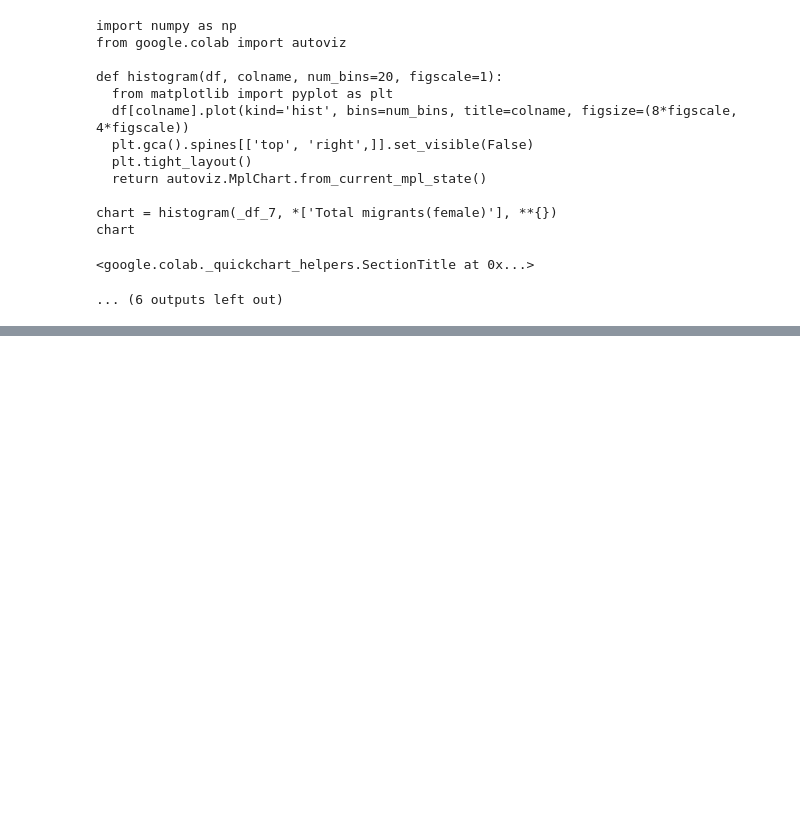
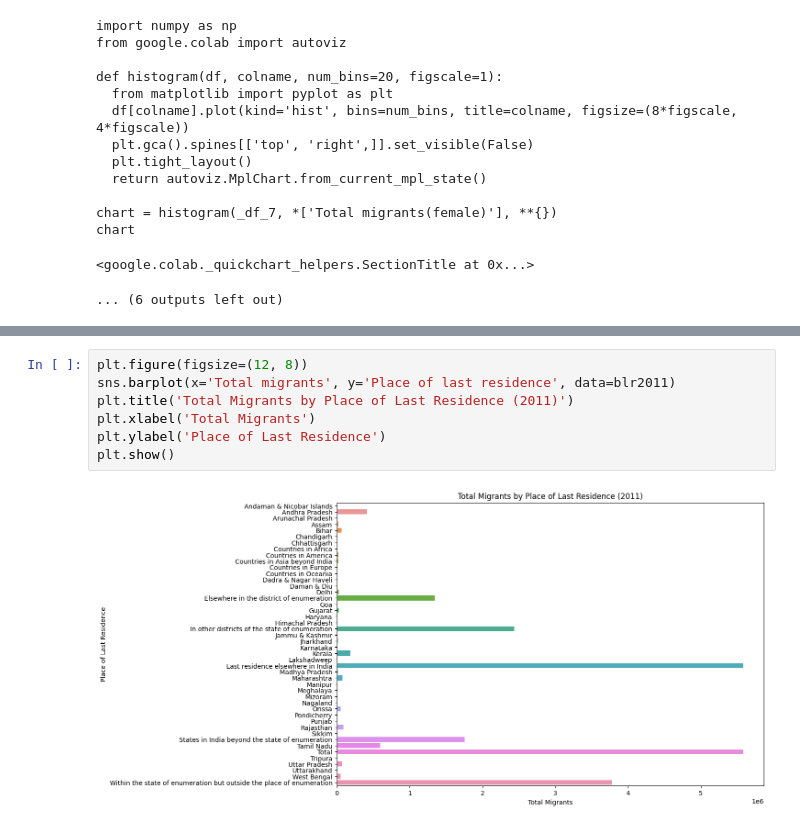
Before and after one commit to SuprajaYadavH/Hackathon, a Jupyter notebook: census_inflow.ipynb, the cells around one changed output, grey strips where cells are left out. Saved outputs shown, nothing was run; the diff lists cells and outputs as text; blank space fills up the shorter version.

```diff
--- a/census_inflow.ipynb
+++ b/census_inflow.ipynb
@@ -806,0 +817,9 @@ KeyError: ignored
+# %%
+plt.figure(figsize=(12, 8))
+sns.barplot(x='Total migrants', y='Place of last residence', data=blr2011)
+plt.title('Total Migrants by Place of Last Residence (2011)')
+plt.xlabel('Total Migrants')
+plt.ylabel('Place of Last Residence')
+plt.show()
+# %% [output]
+[figure, added]
```
Also changed, not shown: parts of 13 cells of this notebook.
